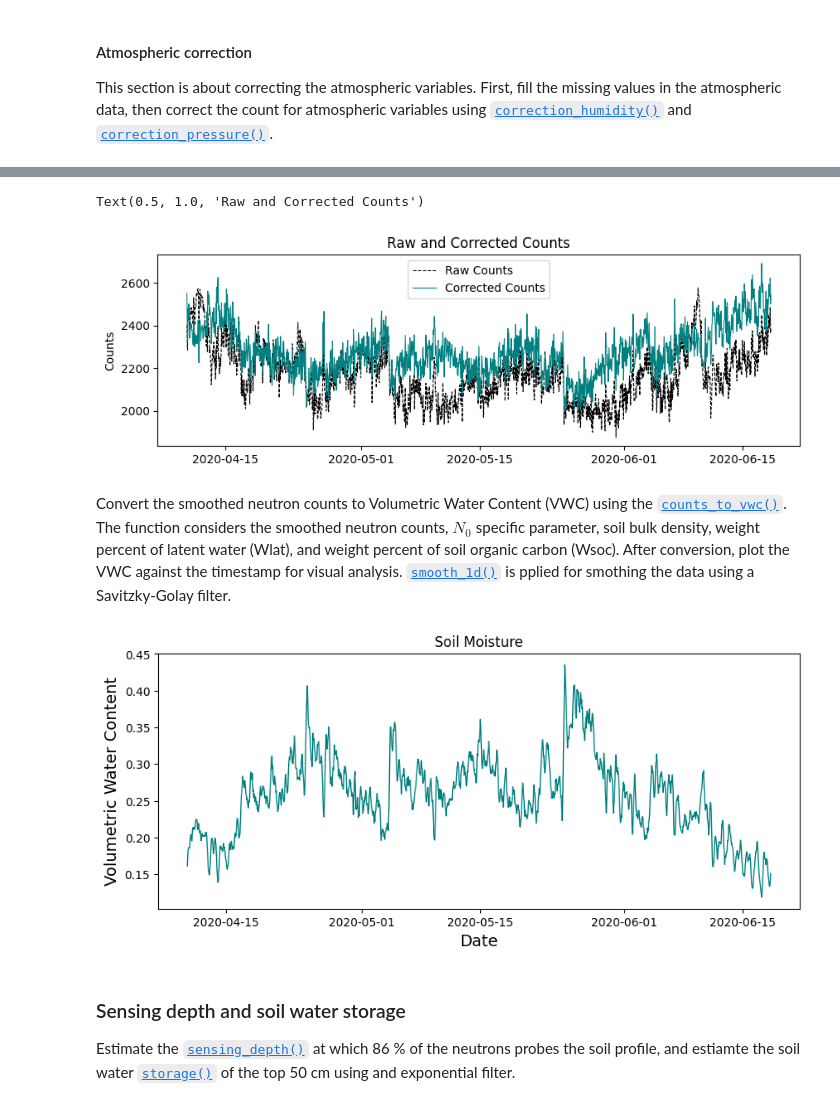
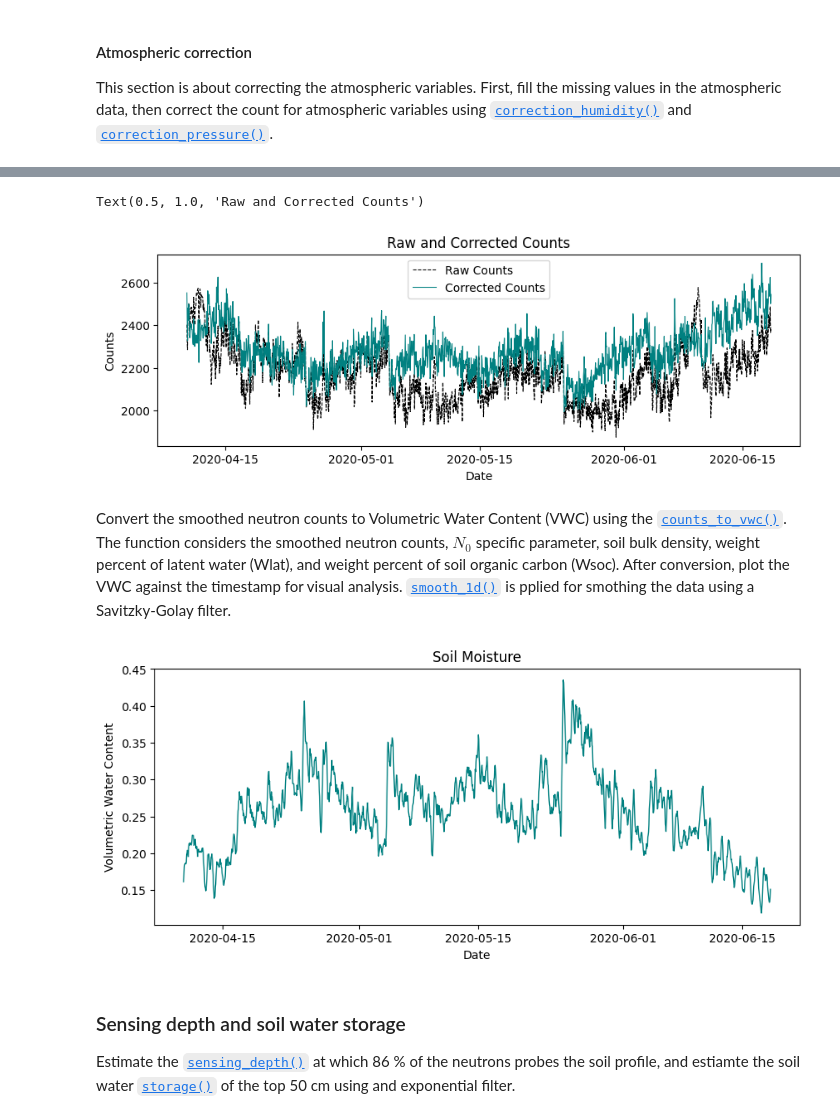
Before and after one commit to soilwater/crnpy, a Jupyter notebook: examples/stationary/example_RDT_station/example_RDT_station.ipynb, the cells around one changed output, grey strips where cells are left out. Drawn from its saved outputs; the diff is of its cells as text; code cells hidden in the pictures.

```diff
--- a/examples/stationary/example_RDT_station/example_RDT_station.ipynb
+++ b/examples/stationary/example_RDT_station/example_RDT_station.ipynb
@@ -151,15 +153,16 @@ df['total_corrected_neutrons'] = df['total_raw_counts'] * df['fw'] / (df['fp'] *
 # %%
 fig, ax = plt.subplots(figsize=(10, 3))  # Set the figure size
 
 # Subplot 1: Raw and Corrected Counts
 ax.plot(df['timestamp'], df['total_raw_counts'], label='Raw Counts', color='black', linestyle='dashed', linewidth=.8)
 ax.plot(df['timestamp'], df['total_corrected_neutrons'], label='Corrected Counts', color='teal', linewidth=.8)
+ax.set_xlabel("Date")
 ax.set_ylabel('Counts')
 ax.legend()
 ax.set_title('Raw and Corrected Counts')
 # %% [output]
 Text(0.5, 1.0, 'Raw and Corrected Counts')
-[figure, old version]
+[figure, new version]
 # %% [markdown]
 Convert the smoothed neutron counts to Volumetric Water Content (VWC) using the [`counts_to_vwc()`](../../../reference/#crnpy.crnpy.counts_to_vwc). The function considers the smoothed neutron counts, $N_0$ specific parameter, soil bulk density, weight percent of latent water (Wlat), and weight percent of soil organic carbon (Wsoc). After conversion, plot the VWC against the timestamp for visual analysis. [`smooth_1d()`](../../../reference/#crnpy.crnpy.smooth_1d) is pplied for smothing the data using a Savitzky-Golay filter.
 # %%
@@ -183,8 +186,8 @@ fig, ax = plt.subplots(figsize=(10, 4))  # Set the figure size
 ax.plot(df['timestamp'], df['VWC'], color='teal', linewidth=1.0)
 
 # Set the labels for the x-axis and y-axis
-ax.set_xlabel("Date", fontsize=14)
-ax.set_ylabel("Volumetric Water Content", fontsize=14)
+ax.set_xlabel("Date")
+ax.set_ylabel("Volumetric Water Content")
 
 # Set the title of the plot
 ax.set_title('Soil Moisture')
@@ -192,7 +195,7 @@ ax.set_title('Soil Moisture')
 # Show the plot
 plt.show()
 # %% [output]
-[figure, old version]
+[figure, new version]
 # %% [markdown]
 ### Sensing depth and soil water storage
 
```
Also changed, not shown: parts of 4 cells of this notebook, 4 other files.
